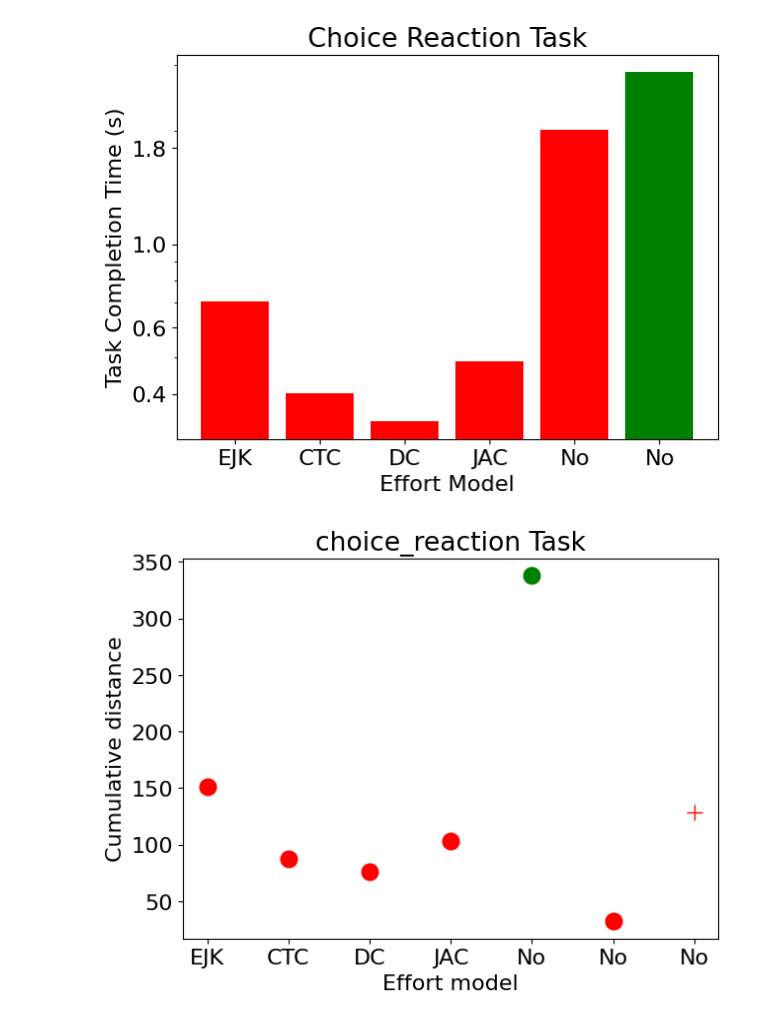
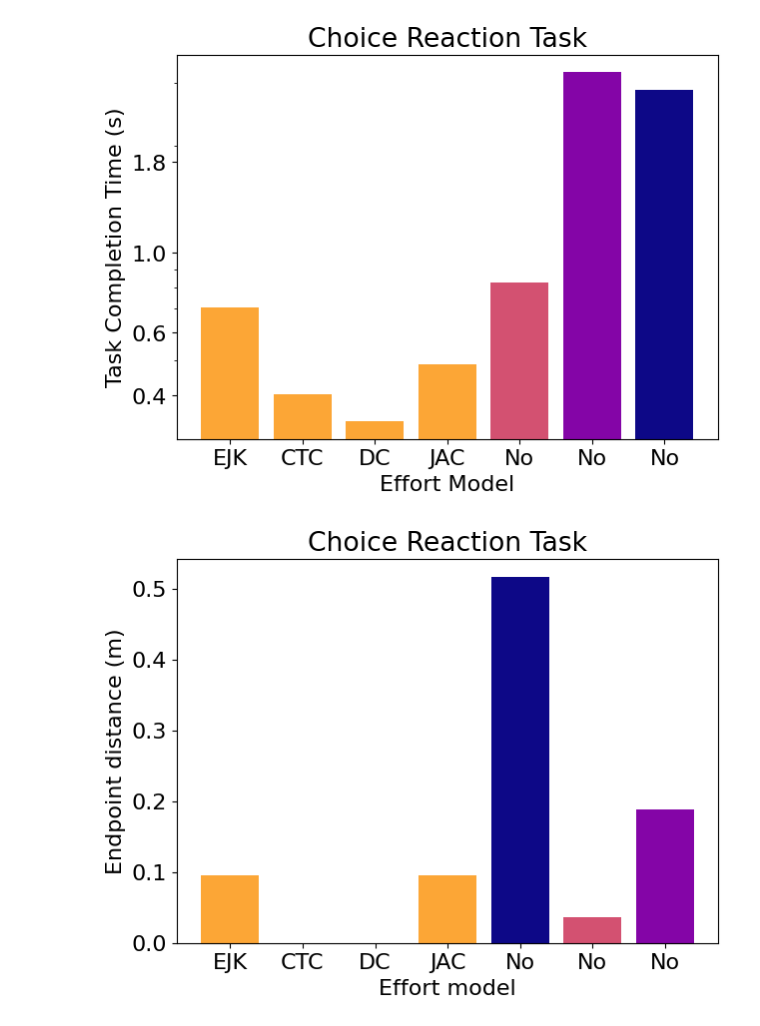
Before and after one commit to Hannahselder/biomechanical_interactions_benchmark, a Jupyter notebook: evaluation_metrics/task_success_metrics/choice_reaction.ipynb, the cells around one changed output. Cells and saved outputs as stored; diff of their text form; code cells hidden in the pictures.

```diff
--- a/evaluation_metrics/task_success_metrics/choice_reaction.ipynb
+++ b/evaluation_metrics/task_success_metrics/choice_reaction.ipynb
@@ -6,9 +8,9 @@ import pandas as pd
 # %%
 alphas = {"no": 0.3, "hit": 1.0}
-colors = {
-    'dist': 'r',
-    'zero': 'g'
-}
+cmap = plt.get_cmap('plasma')
+all_variants = ["Bonus", "Distance", "Distance + Bonus", "Distance + Bonus + Effort Model"]
+values = np.linspace(0, len(all_variants), len(all_variants))
+colors = {key: cmap(v / 5) for key, v in zip(all_variants, values)}
 markers = {"no_bonus": "+", "hit_bonus": "o"}
 effort_models = ["zero_effort", "dc_effort_w1", "jac_effort_w1", "ctc_effort_w1", "armmovementpaper_effort"]
 # %%
@@ -25,9 +27,9 @@ plot_success_rate_choice_reaction(all_combined_df, colors)
 # %%
 plot_task_completion_time_choice_reaction(all_combined_df, colors)
 # %% [output]
-[figure, old version]
+[figure, new version]
 # %%
 #cumulative distance
-plot_cum_dist("choice_reaction", "cum_distance_choice_reaction", colors, markers, all_combined_df)
+plot_end_point_dist_choice_reaction("Choice Reaction", "endpoint_distance_choice_reaction", colors, markers, all_combined_df)
 # %% [output]
-[figure, old version]
+[figure, new version]
```
Also changed, not shown: parts of 2 cells of this notebook, 26 other files.
